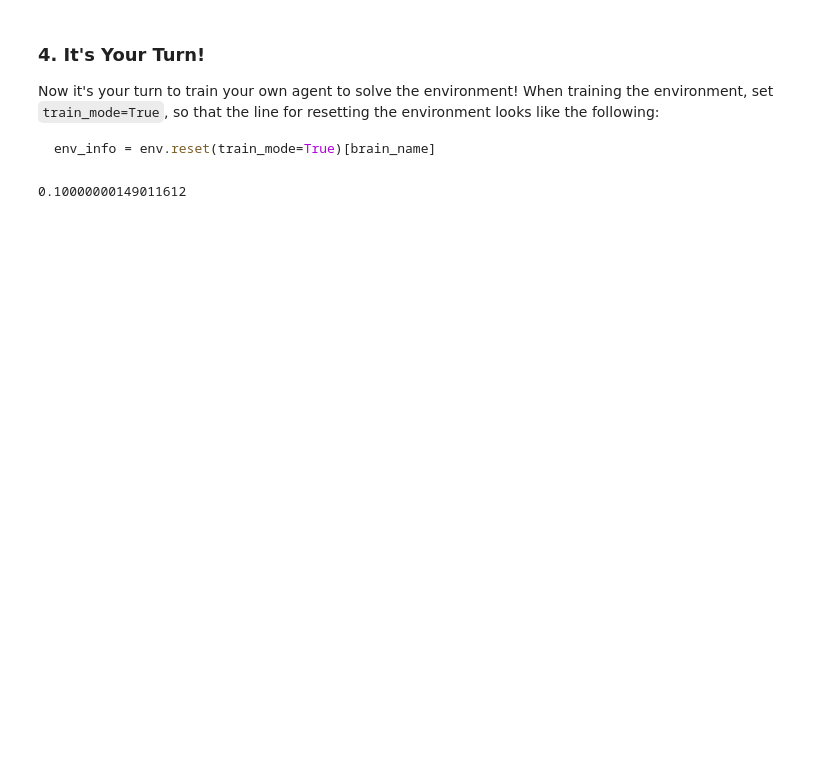
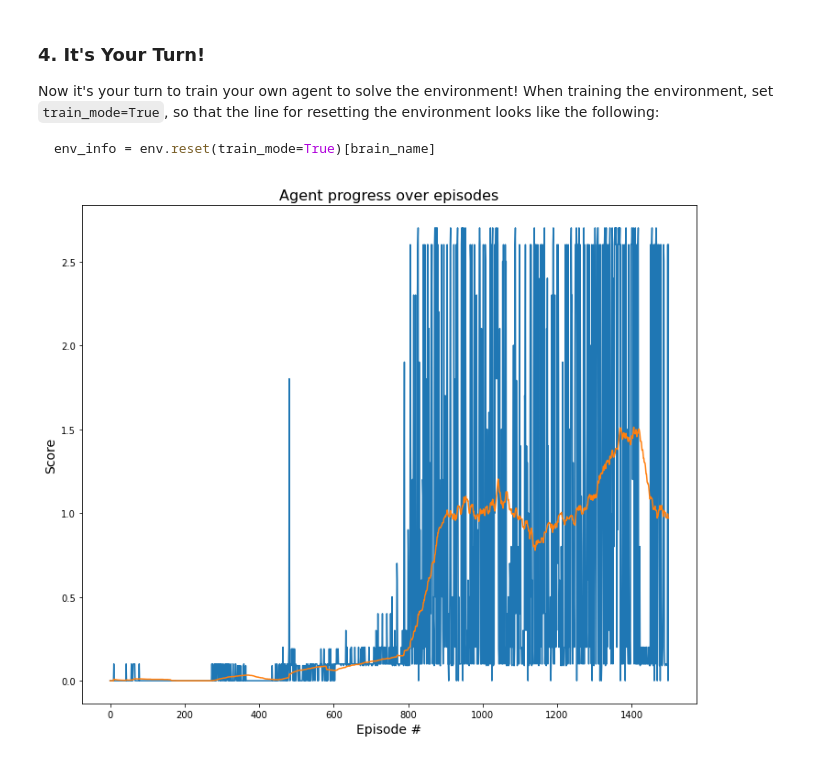
Before and after one commit to Ohtar10/drlnd, a Jupyter notebook: colab-compet/Tennis.ipynb, the cells around one changed output. Drawn from its saved outputs; the diff is of its cells as text; code cells hidden in the pictures; blank space fills up the shorter version.

```diff
--- a/colab-compet/Tennis.ipynb
+++ b/colab-compet/Tennis.ipynb
@@ -269,21 +278,26 @@ class DDPGAgent:
         random_seed: int,
         lr_actor: float = 5e-4,
         lr_critic: float = 5e-4,
+        noise_scale: float = 2.0,
+        noise_decay: float = 0.9999,
         device: str = "cpu"
         ) -> None:
+
+        np.random.seed(random_seed)
+        torch.manual_seed(random_seed)
 
         self.actor = Network(in_actor, out_actor, is_actor=True).to(device)
         self.critic = Network(in_critic, 1, is_actor=False).to(device)
         self.actor_target = Network(in_actor, out_actor, is_actor=True).to(device)
         self.critic_target = Network(in_critic, 1, is_actor=False).to(device)
 
-        self.noise = OUNoise(out_actor, random_seed)
+        self.noise = OUNoise(out_actor, random_seed, scale=noise_scale, scale_decay=noise_decay)
 
         hard_update(self.actor_target, self.actor)
         hard_update(self.critic_target, self.critic)
 
         self.actor_optimizer = optim.Adam(self.actor.parameters(), lr=lr_actor)
-        self.critic_optimizer = optim.Adam(self.critic.parameters(), lr=lr_critic, weight_decay=1.e-5)
+        self.critic_optimizer = optim.Adam(self.critic.parameters(), lr=lr_critic, weight_decay=0)
 
         self.device = device
         self.random_seed = random_seed
@@ -485,15 +550,20 @@ def maddpg(
 # %%
-device = "cpu"
+device = "cuda" if torch.cuda.is_available() else "cpu"
 env_info = env.reset(train_mode=True)[brain_name]
+
 ## Actor dims
 # it is a single actor observation space
 in_actor = env_info.vector_observations.shape[1]
 brain = env.brains[brain_name]
 out_actor = brain.vector_action_space_size
 num_agents = len(env_info.agents)
+
 # Critic dims
 # it is the full environment state + the action space of all agents combined
 in_critic = env_info.vector_observations.flatten().shape[0] + num_agents * out_actor
+
+logger = SummaryWriter(log_dir='./tensorboard/')
+
 driver = MADDPG(
     in_actor=in_actor,
     out_actor=out_actor,
@@ -501,15 +571,36 @@ driver = MADDPG(
     random_seed=123,
     buffer_size=int(1e6),
     batch_size=128,
-    gamma=0.95,
+    gamma=0.99,
     tau=1e-3,
     lr_actor=5e-4,
     lr_critic=5e-4,
-    device=device
+    noise_scale=4.0,
+    noise_decay=9e-4,
+    device=device,
+    logger=logger
 )
 
-scores = maddpg(driver, env, n_episodes=100, max_t=300)
+scores, avg_scores = maddpg(driver, env, n_episodes=1500, max_t=1500)
-# %%
-np.max(scores)
-# %% [output]
-0.10000000149011612
+# %%
+import matplotlib.pyplot as plt
+
+def plot_scores(scores, avg_scores):
+    """plot scores."""
+    fig = plt.figure(figsize=(12, 10))
+    ax = fig.add_subplot(111)
+
+    x = np.arange(len(scores))
+    y = scores
+
+    plt.plot(x, y, label="scores")
+    plt.plot(x, avg_scores, label="avg.scores")
+
+    plt.ylabel("Score", fontsize=14)
+    plt.xlabel("Episode #", fontsize=14)
+    plt.title("Agent progress over episodes", fontsize=16)
+    plt.show()
+# %%
+plot_scores(scores, avg_scores)
+# %% [output]
+[figure, added]
```
Also changed, not shown: parts of 9 cells of this notebook, 5 other files.
